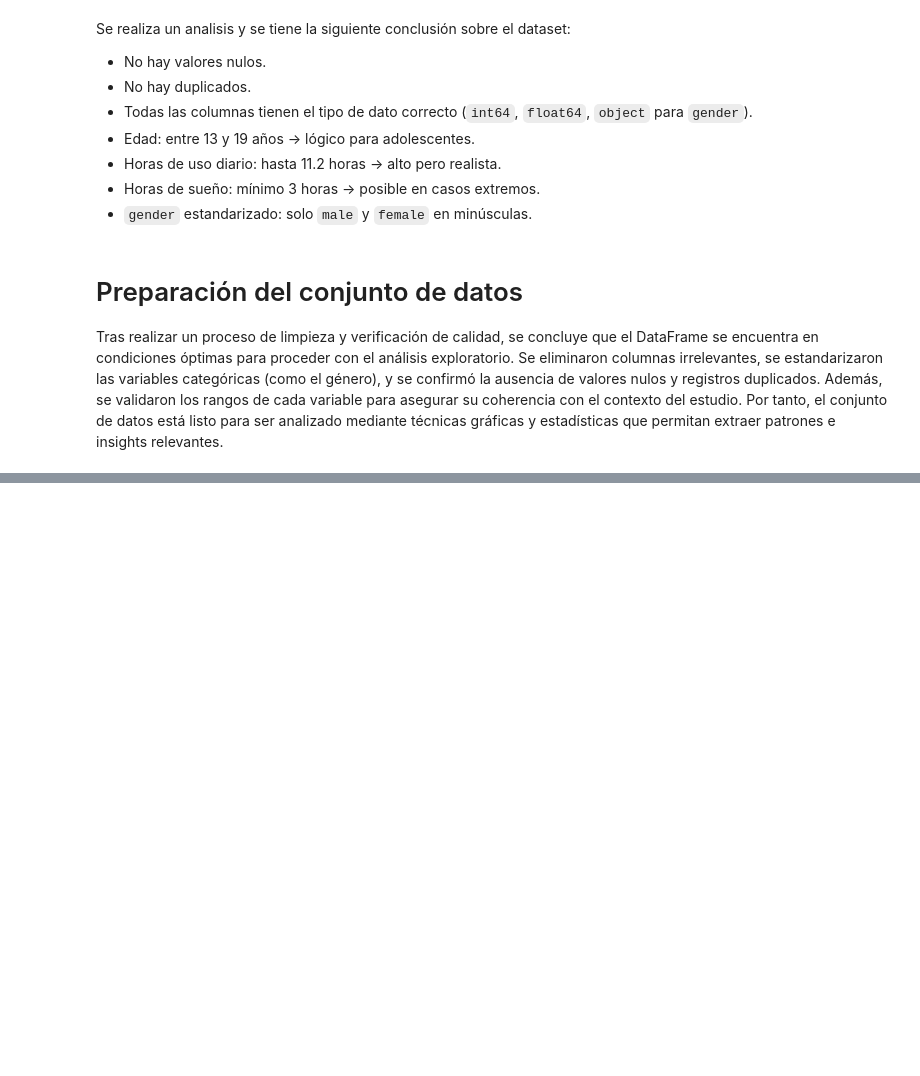
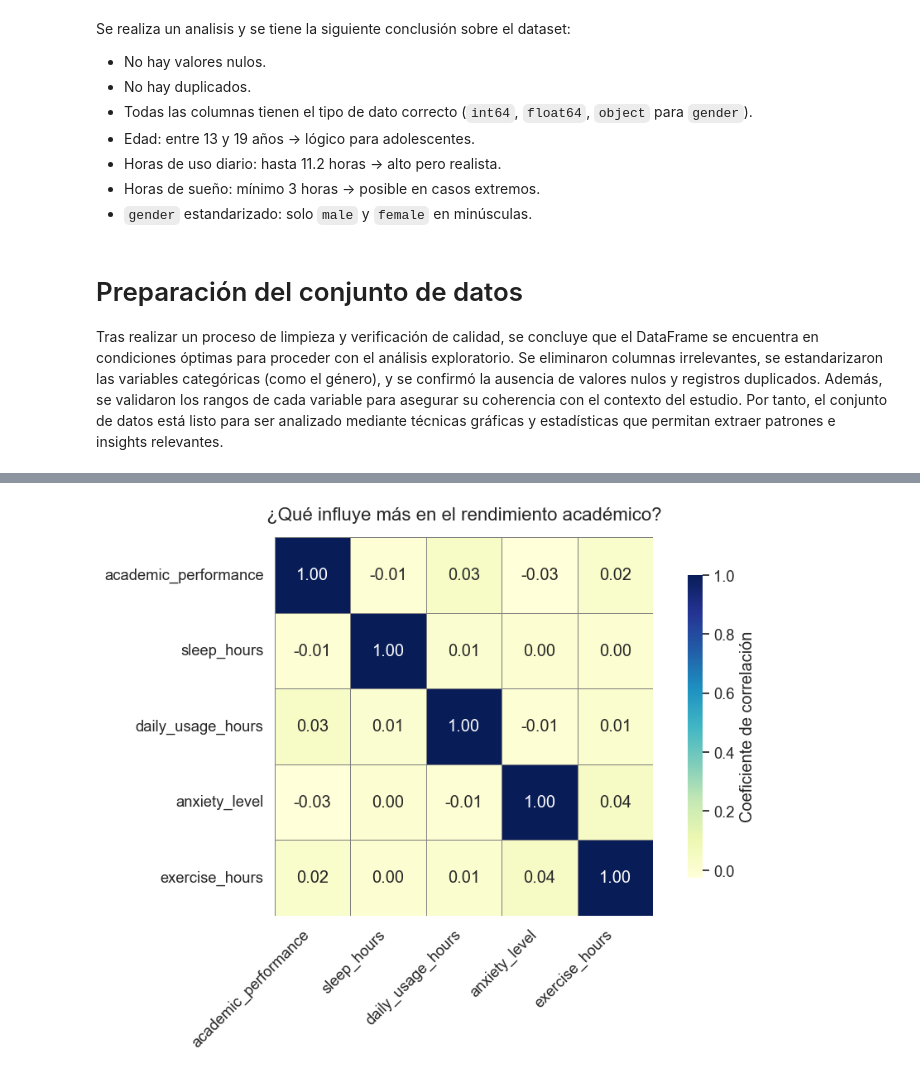
Before and after one commit to Alejomaya1103/Ejercicio-practico-semana-3---Grupo-7, a Jupyter notebook: Ejercicio_practico.ipynb, the cells around one changed output, grey strips where cells are left out. Cells and saved outputs as stored; diff of their text form; code cells hidden in the pictures; blank space fills up the shorter version.

```diff
--- a/Ejercicio_practico.ipynb
+++ b/Ejercicio_practico.ipynb
@@ -172,0 +329,33 @@ Tras realizar un proceso de limpieza y verificación de calidad, se concluye que
+# %%
+# "¿Qué influye más en el rendimiento académico?"
+
+# Selección de variables para la correlación
+corr_cols = ['academic_performance', 'sleep_hours', 'daily_usage_hours', 'anxiety_level', 'exercise_hours']
+
+# Calcular la matriz de correlación
+corr_matrix = df[corr_cols].corr()
+
+# Estilo
+sns.set(style='white', font_scale=1.2)
+
+# Crear figura
+plt.figure(figsize=(10, 7))
+heatmap = sns.heatmap(
+    corr_matrix,
+    annot=True,
+    cmap='YlGnBu',
+    fmt=".2f",
+    linewidths=0.5,
+    linecolor='gray',
+    square=True,
+    cbar_kws={'shrink': 0.8, 'label': 'Coeficiente de correlación'}
+)
+
+# Títulos y etiquetas
+plt.title('¿Qué influye más en el rendimiento académico?', fontsize=16, pad=15)
+plt.xticks(rotation=45, ha='right')
+plt.yticks(rotation=0)
+plt.tight_layout()
+plt.show()
+# %% [output]
+[figure, added]
```
Also changed, not shown: parts of 13 cells of this notebook.
